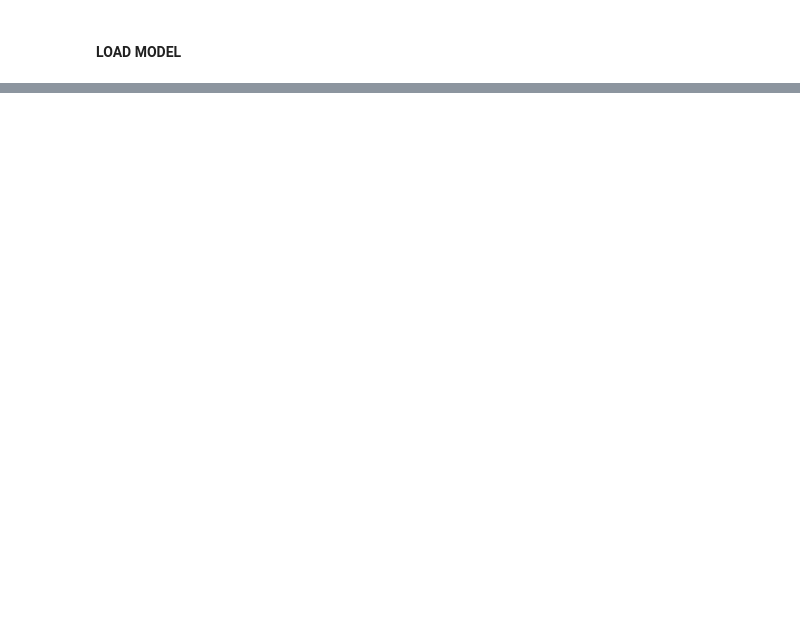
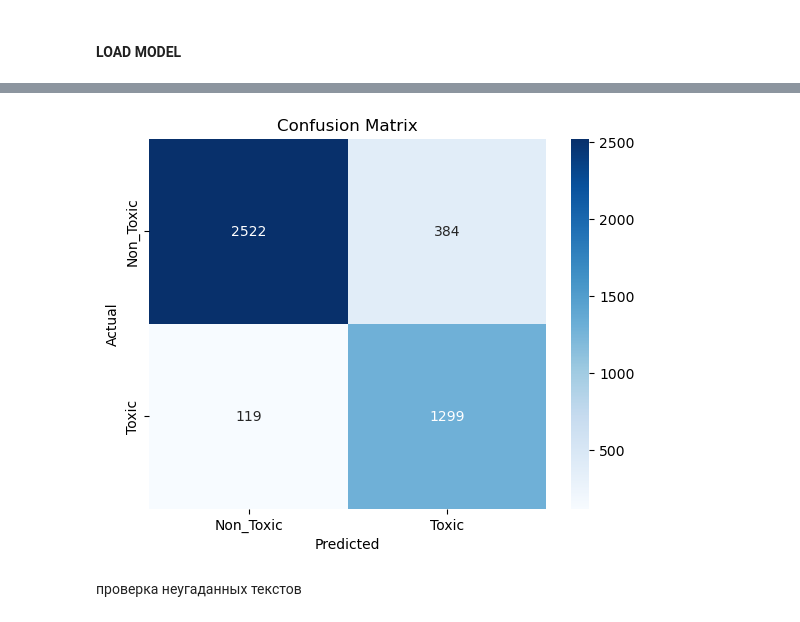
Before and after one commit to pampa89d/LSTM_Team, a Jupyter notebook: notebooks/task2_dmitry.ipynb, the cells around one changed output, grey strips where cells are left out. Cells and saved outputs as stored; diff of their text form; code cells hidden in the pictures; blank space fills up the shorter version.

```diff
--- a/notebooks/task2_dmitry.ipynb
+++ b/notebooks/task2_dmitry.ipynb
@@ -37,0 +90,4 @@ print(device)
+# %%
+model_checkpoint = 'cointegrated/rubert-tiny-toxicity'
+tokenizer_rtt = AutoTokenizer.from_pretrained(model_checkpoint)
+model_rtt = AutoModelForSequenceClassification.from_pretrained(model_checkpoint)
@@ -37,0 +437,31 @@ print(device)
+# %%
+def get_predictions(model, data_loader, device):
+    """
+    Function to get a list of predictions for a given dataset.
+    """
+    model.eval()  # Set the model to evaluation mode
+    all_preds = []
+
+    with torch.no_grad():  # Disable gradient calculation
+        for batch in data_loader:
+            # Move data to the correct device
+            input_ids = batch['input_ids'].to(device)
+            attention_mask = batch['attention_mask'].to(device)
+
+            # Get model outputs (logits)
+            outputs = model(input_ids=input_ids, attention_mask=attention_mask)
+            logits = outputs.logits
+
+            # Convert logits to probabilities
+            probs = torch.sigmoid(logits)
+
+            # Convert probabilities to class predictions (0 or 1), для датафрема отключать эту строку
+            preds = (probs > 0.5).long()
+
+            # Add batch predictions to the list (move to CPU to save GPU memory)
+            all_preds.extend(preds.cpu().numpy())
+            # all_preds.extend(probs.cpu().numpy().flatten().tolist()) # для сравнение в датафрейме
+
+    return all_preds
+# %%
+predicts = get_predictions(model_rtt, valid_loader, device)
@@ -37,0 +488,14 @@ print(device)
+# %%
+cm = confusion_matrix(valid_label, predicts)
+df_cm = pd.DataFrame(cm,
+                     index=['Non_Toxic', 'Toxic'],
+                     columns=['Non_Toxic', 'Toxic'])
+sns.heatmap(df_cm, annot=True, fmt='d', cmap='Blues')
+plt.xlabel('Predicted')
+plt.ylabel('Actual')
+plt.title('Confusion Matrix')
+plt.show()
+# %% [output]
+[figure, added]
+# %% [markdown]
+проверка неугаданных текстов
```
Also changed, not shown: parts of 30 cells of this notebook, 8 other files.
